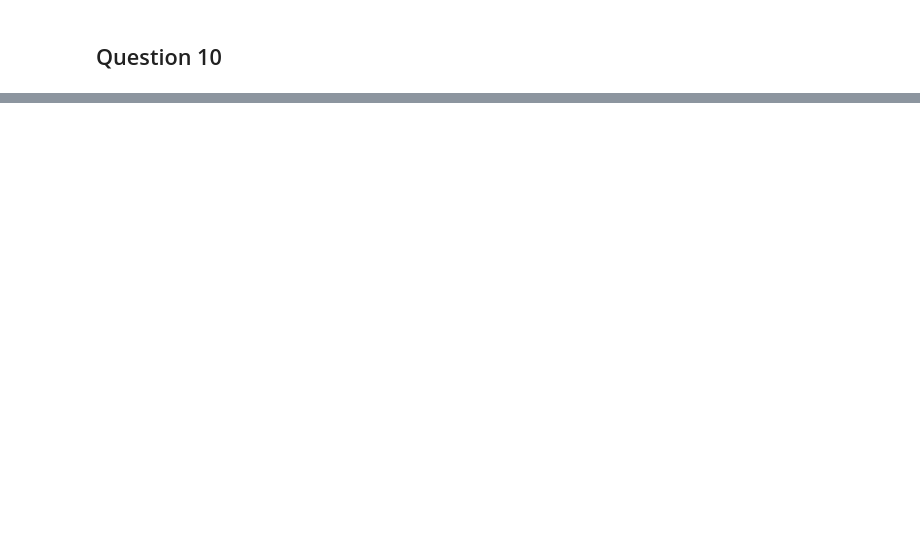
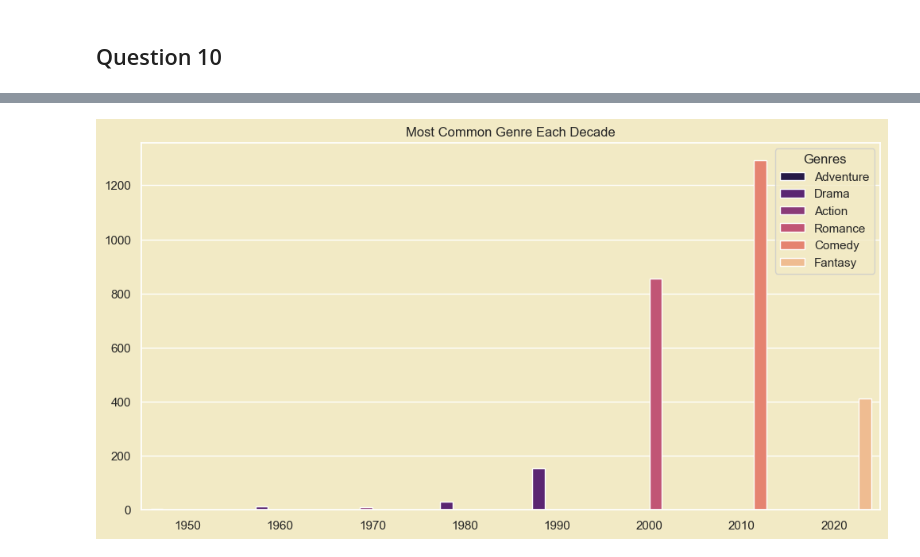
Before and after one commit to duongtruongbinh/IntroDS_FinalProject, a Jupyter notebook: src/Asking_Questions_and_Analyzing.ipynb, the cells around one changed output, grey strips where cells are left out. Cells and saved outputs as stored; diff of their text form; code cells hidden in the pictures; blank space fills up the shorter version.

```diff
--- a/src/Asking_Questions_and_Analyzing.ipynb
+++ b/src/Asking_Questions_and_Analyzing.ipynb
@@ -716,0 +767,18 @@ sns.scatterplot(x='Score', y='Recommended', data=manga_copy_df)
+# %%
+df_genres_expanded['Release date'] = pd.to_datetime(df_genres_expanded['Release date'])
+
+df_genres_expanded['Decade'] = (df_genres_expanded['Release date'].dt.year // 10) * 10
+
+genre_counts_per_decade = df_genres_expanded.groupby(['Decade', 'Genres']).size().reset_index(name='Count')
+
+most_common_genre_per_decade = genre_counts_per_decade.loc[genre_counts_per_decade.groupby('Decade')['Count'].idxmax()]
+
+fig, axes = plt.subplots(1, 1, figsize=(12,6))
+sns.barplot(x='Decade', y='Count', hue='Genres', data=most_common_genre_per_decade,palette="magma", ax = axes)
+axes.set_title('Most Common Genre Each Decade')
+axes.set_xlabel('')
+axes.set_ylabel('')
+
+plt.show()
+# %% [output]
+[figure, added]
```
Also changed, not shown: parts of 24 cells of this notebook.
